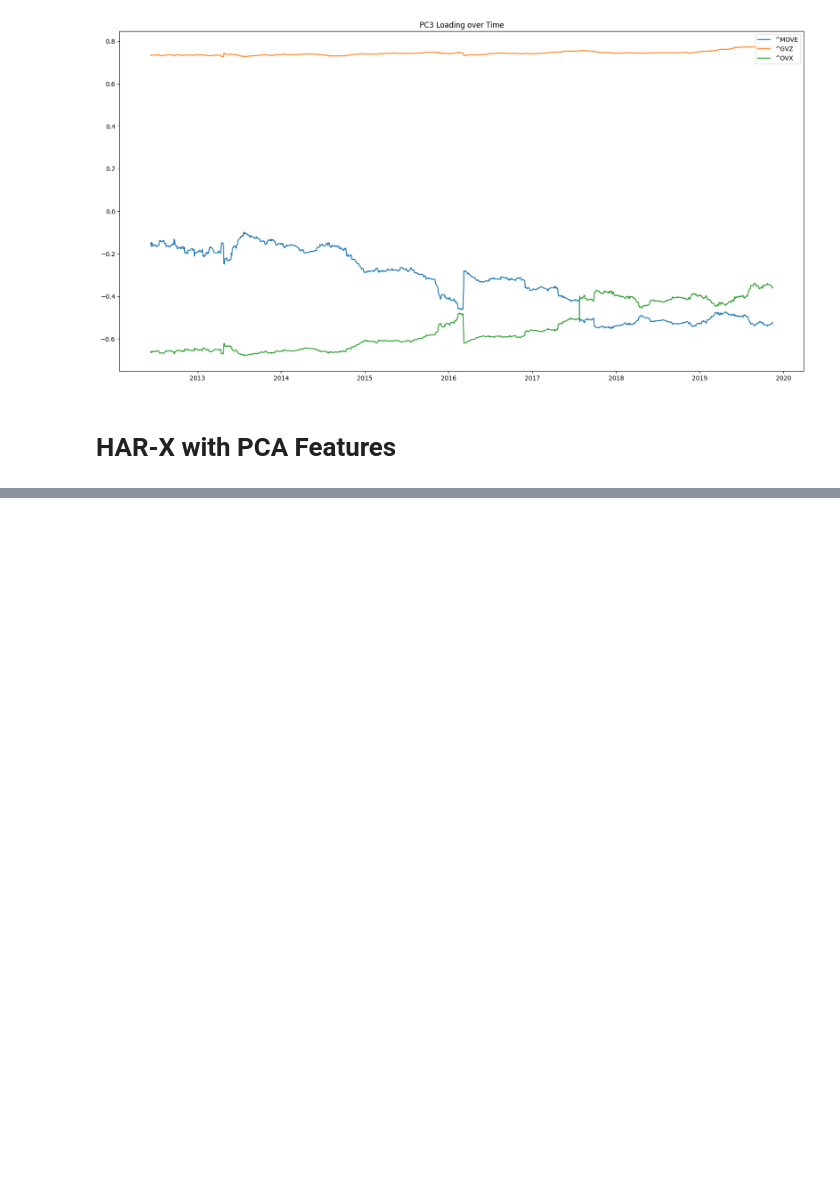
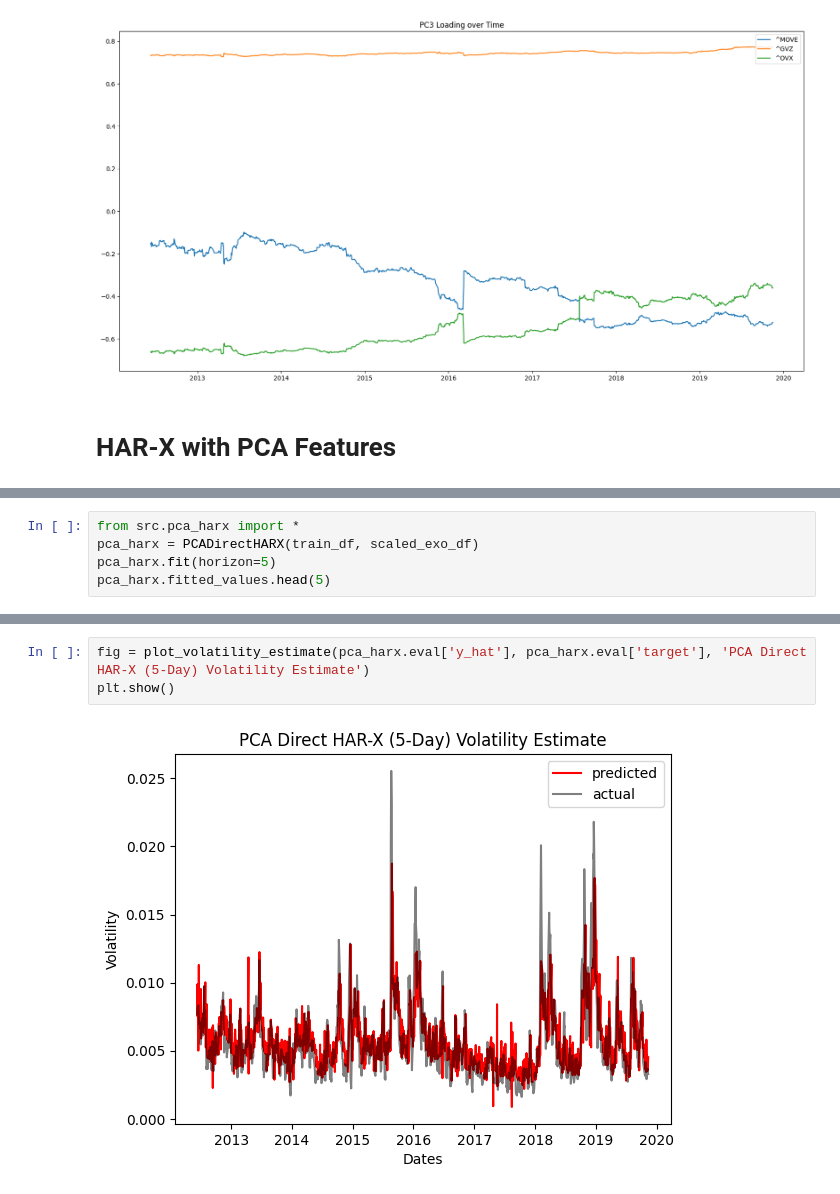
Before and after one commit to finnlimjc/Realized-Volatility-Forecasting, a Jupyter notebook: notebooks/paper_extension.ipynb, the cells around one changed output, grey strips where cells are left out. Drawn from its saved outputs; the diff is of its cells as text; blank space fills up the shorter version.

```diff
--- a/notebooks/paper_extension.ipynb
+++ b/notebooks/paper_extension.ipynb
@@ -668,0 +470,5 @@ QLIKE: 0.11625078270059853
+# %%
+from src.pca_harx import *
+pca_harx = PCADirectHARX(train_df, scaled_exo_df)
+pca_harx.fit(horizon=5)
+pca_harx.fitted_values.head(5)
@@ -668,0 +496,5 @@ QLIKE: 0.11625078270059853
+# %%
+fig = plot_volatility_estimate(pca_harx.eval['y_hat'], pca_harx.eval['target'], 'PCA Direct HAR-X (5-Day) Volatility Estimate')
+plt.show()
+# %% [output]
+[figure, added]
```
Also changed, not shown: parts of 23 cells of this notebook, 1 other file.
